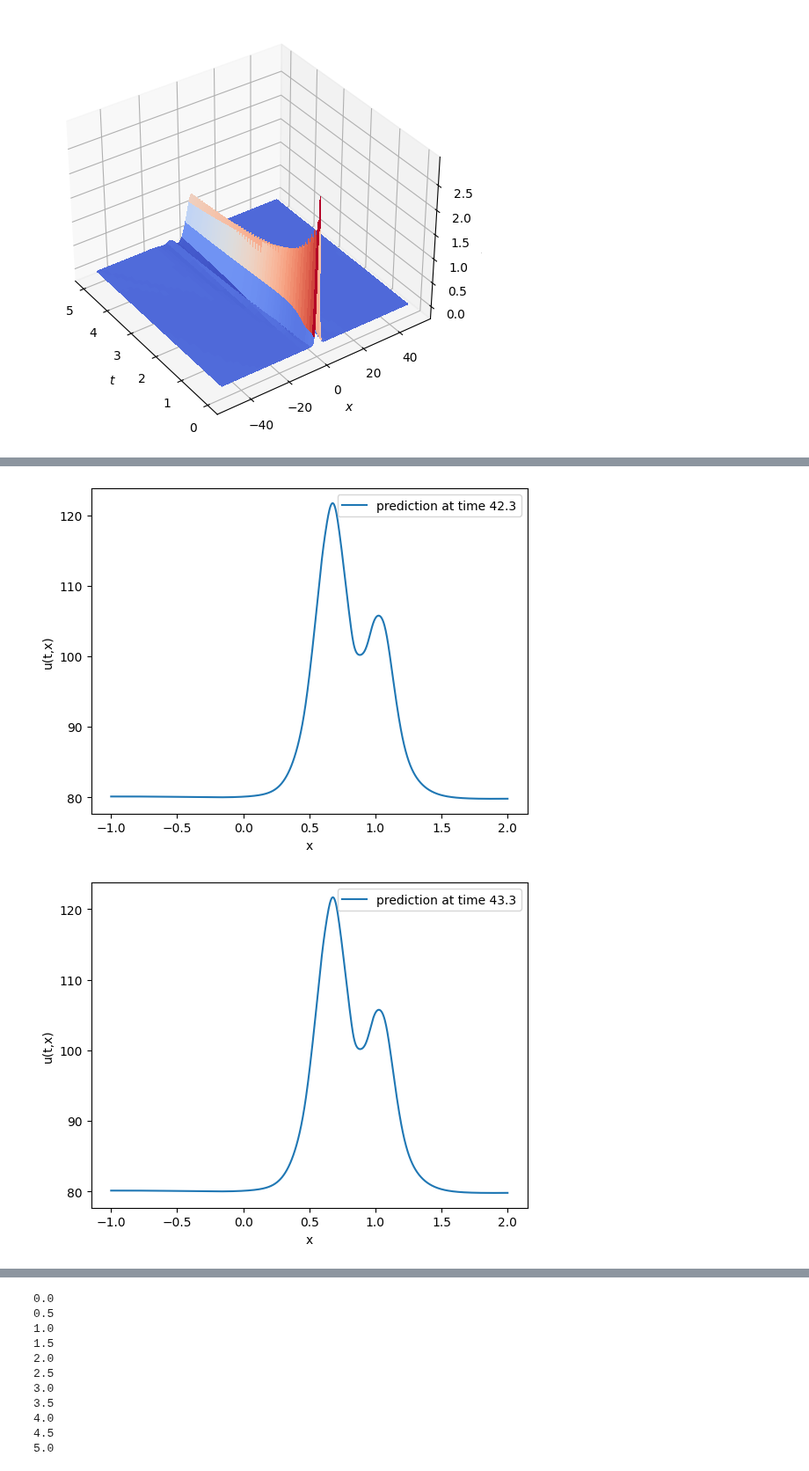
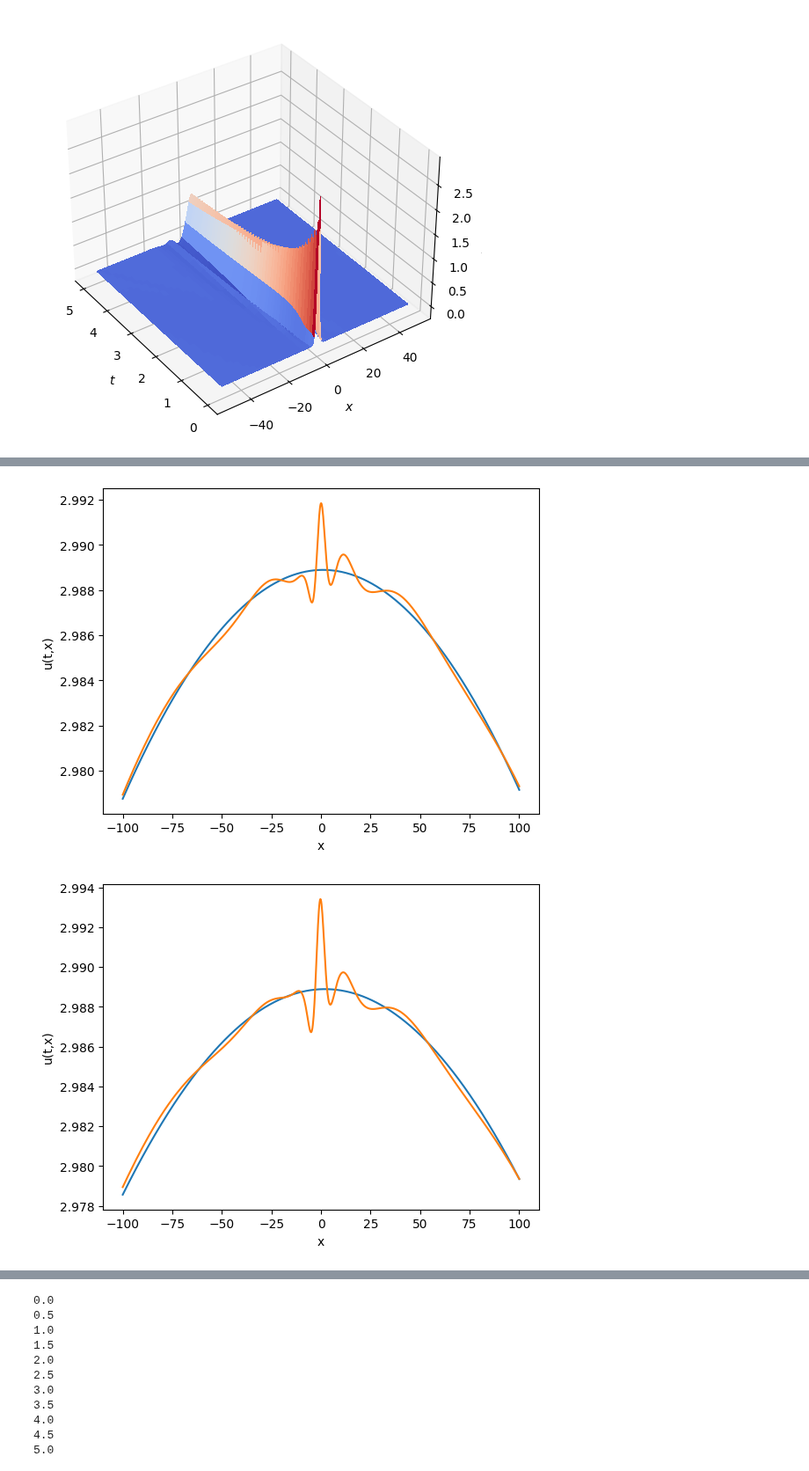
Before and after one commit to naiaseh/Trunk, a Jupyter notebook: PinnNew/KdVB.ipynb, the cells around one changed output, grey strips where cells are left out. Shown at 88% size. Cells and saved outputs as stored; diff of their text form; code cells hidden in the pictures.

```diff
--- a/PinnNew/KdVB.ipynb
+++ b/PinnNew/KdVB.ipynb
@@ -179,6 +273,6 @@ Text(0, 0.5, 'u(x,y,t)')
 # %%
-y_init = pinn.backbone.predict(tx_init, batch_size=10000)
-y_boundary = pinn.backbone.predict(tx_boundary, batch_size=10000)
+# y_init = pinn.backbone.predict(tx_init, batch_size=10000)
+# y_boundary = pinn.backbone.predict(tx_boundary, batch_size=10000)
 # print(tx_init[10:5:100,:])
 # plt.plot(tx_init[:,1:], tx_init[:,0:1],'.')
 plt.plot( tx_init[:,1:], y_init,'.')
@@ -198,9 +290,9 @@ tf.shape(tx_eqn)
 # %% [output]
 <tf.Tensor: shape=(2,), dtype=int32, numpy=array([30000,     2], dtype=int32)>
 # %%
-backbone = create_dense_model([64, 64, 64], activation='tanh', initializer='glorot_normal',\
+backbone = create_dense_model([32, 32, 32], activation='tanh', initializer='glorot_normal',\
     n_inputs=2, n_outputs=1)
-pinn = KdVBurgersPinn(backbone, alpha=alpha, beta=beta, gamma=gamma,c=d0, loss_residual_weight = 1.)
+pinn = KdVBurgersPinn(backbone, alpha=alpha, beta=beta, gamma=gamma*ampl,c=0., loss_residual_weight = 1.)
 a0 = 1e-3
 decay_step = 1000
 rate = 0.95
@@ -209,6 +301,6 @@ optimizer = tf.keras.optimizers.Adam(learning_rate=scheduler, clipnorm=1.)
 pinn.compile(optimizer=optimizer)
 # %%
 
-history = pinn.fit_custom(inputs, outputs, epochs = 50000, print_every = 500)
+history = pinn.fit_custom(inputs, outputs, epochs = 50_000, print_every = 500)
 # history = pinn.fit(inputs, outputs, batch_size = 30000, epochs = 4000)
 # %% [output]
@@ -312,8 +404,8 @@ alpha
 0.0
 # %%
 def plot_snapshots(timeList,num_test_samples = 1000, phi_function = phi_function, pinn = pinn):
-    x_flat = np.linspace(x_start, length, num_test_samples)
-    t_flat = np.linspace(0, time, num_test_samples)
+    x_flat = np.linspace(-100, 100, num_test_samples)
+    t_flat = np.linspace(t0, time, num_test_samples)
     x_flat = tf.convert_to_tensor(x_flat)
     t_flat = tf.convert_to_tensor(t_flat)
     # t_, x_ = tf.meshgrid(t_flat, x_flat)
@@ -326,14 +418,14 @@ def plot_snapshots(timeList,num_test_samples = 1000, phi_function = phi_function
         tx = np.stack([np.full(t_flat.shape, t_cs), x_flat], axis=-1)
         print(tx.shape)
         u = pinn.backbone.predict(tx, batch_size=num_test_samples)
-        # plt.plot(x_flat, phi_function(tx),label = 'exact at time {}'.format(t_cs))
+        plt.plot(x_flat, phi_function(tx),label = 'exact at time {}'.format(t_cs))
         plt.plot(x_flat, u, label = 'prediction at time {}'.format(t_cs))
         # plt.plot(x_flat, phi_function_solitonsAdded(tx),label = 'added at time {}'.format(t_cs))
 
         # print(int(t_cs/dt+1))
         # plt.plot(x_flat, solution[:,int(t_cs/dt)], label = 'exact')
 
-        plt.legend()
+        # plt.legend()
         # plt.title('t={}'.format(np.round(t_cs,2)))
         plt.xlabel('x')
         plt.ylabel('u(t,x)')
@@ -406,9 +500,12 @@ with open('PickleFiles/KdVePINNs/comp7.pickle', 'wb') as f:
     pickle.dump(current_weights, f)
 # %%
-T = np.arange(t0,time+1,1.)
+T = np.arange(t0,time+1)
 for inde, Tt in enumerate(T):
   plt.figure()
   plot_snapshots([Tt], phi_function = phi_function, pinn = pinn)
+  # plt.ylim([-0.5, 2.3])
+  # plt.xlim([-50,50])
+  # plt.savefig(str(os.getcwdb())[2:-1]+"/FinalPictures/KdVBTwoSolitonAlpha0-1/fr"+str(inde)+".pdf", format="pdf", bbox_inches="tight")
 # %% [output]
 (1000, 2)
 1/1 [==============================] - 0s 16ms/step
@@ -434,2 +528,2 @@ for inde, Tt in enumerate(T):
-[figure, old version]
+[figure, new version]
-[figure, old version]
+[figure, new version]
```
Also changed, not shown: parts of 18 cells of this notebook.
